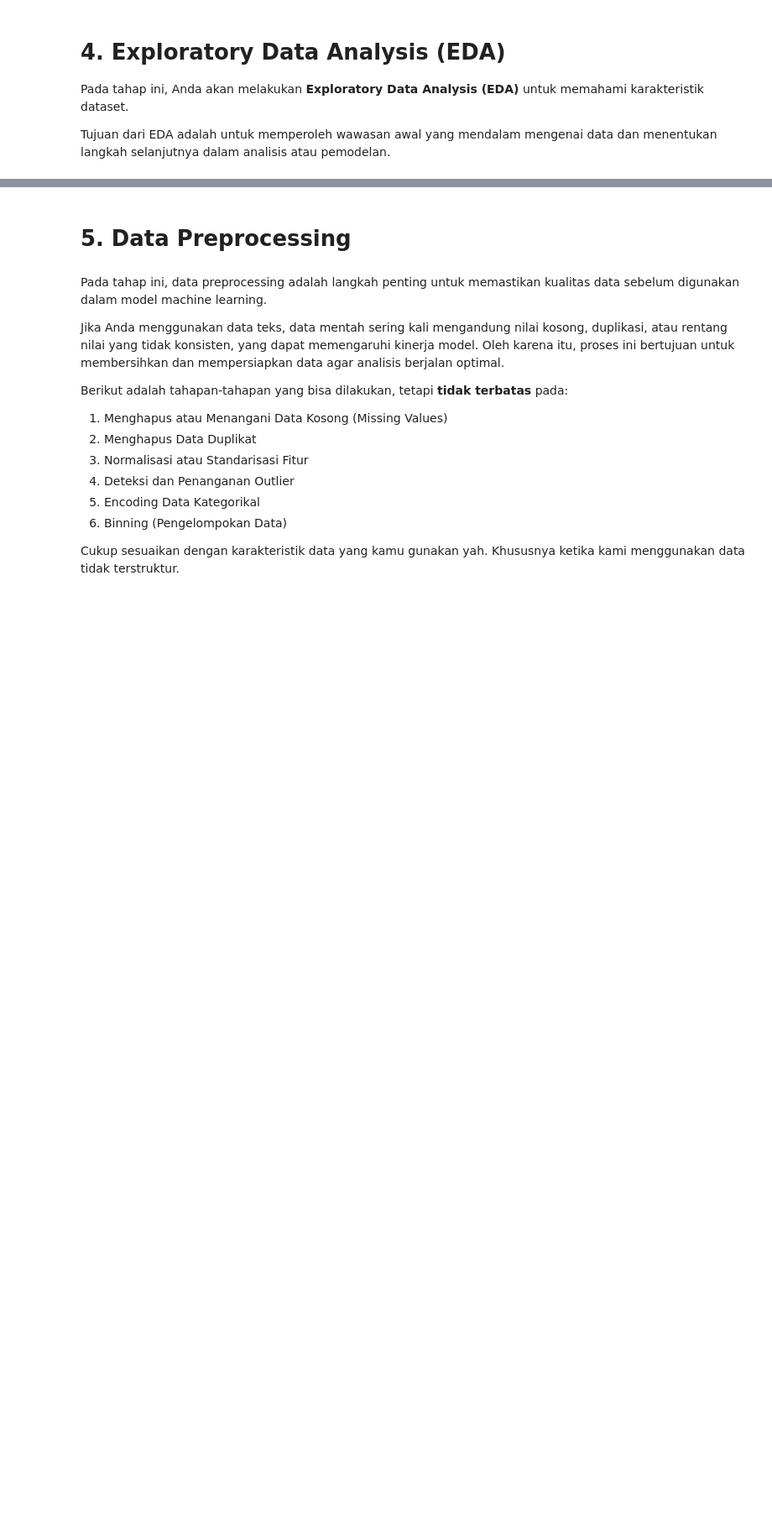
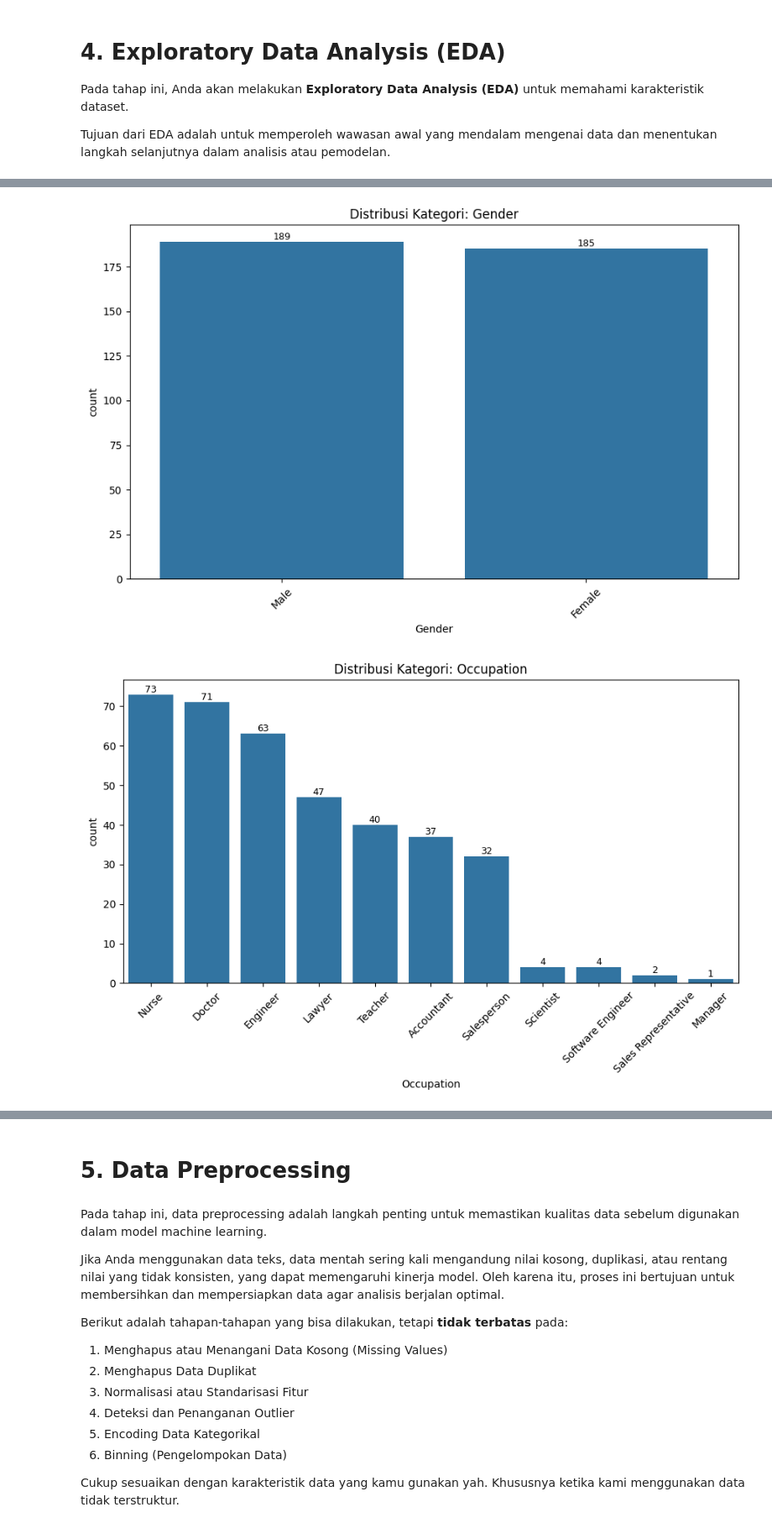
Before and after one commit to mellisadmyn/Eksperimen_SML_Mellisa, a Jupyter notebook: preprocessing/Eksperimen_Mellisa.ipynb, the cells around one changed output, grey strips where cells are left out. Shown at 84% size. Saved outputs shown, nothing was run; the diff lists cells and outputs as text; code cells hidden in the pictures; blank space fills up the shorter version.

```diff
--- a/preprocessing/Eksperimen_Mellisa.ipynb
+++ b/preprocessing/Eksperimen_Mellisa.ipynb
@@ -23,0 +56,5 @@ Jika dataset berupa unstructured data, silakan sesuaikan dengan format seperti k
+# %%
+csv_path    = "../dataset_raw/Sleep_health_and_lifestyle_dataset.csv"
+data        = pd.read_csv(csv_path)
+
+data.head()
@@ -31,0 +250,24 @@ Tujuan dari EDA adalah untuk memperoleh wawasan awal yang mendalam mengenai data
+# %%
+for col in data.select_dtypes(include=['object']).columns:
+    if data[col].nunique(dropna=False) <= 30:
+        # Ganti NaN dengan string 'NaN' untuk plotting
+        temp = data[col].fillna('NaN')
+
+        plt.figure(figsize=(9, 6))
+        ax = sns.countplot(x=temp, order=temp.value_counts().index)
+
+        plt.title(f'Distribusi Kategori: {col}')
+        plt.xticks(rotation=45)
+
+        # Tambahkan label angka (sebagai integer)
+        for p in ax.patches:
+            height = p.get_height()
+            ax.annotate(f'{int(height)}',  # <-- tampilkan sebagai int
+                        (p.get_x() + p.get_width() / 2., height),
+                        ha='center', va='bottom', fontsize=9)
+
+        plt.tight_layout()
+        plt.show()
+# %% [output]
+[figure, added]
+[figure, added]
```
Also changed, not shown: parts of 54 cells of this notebook.
